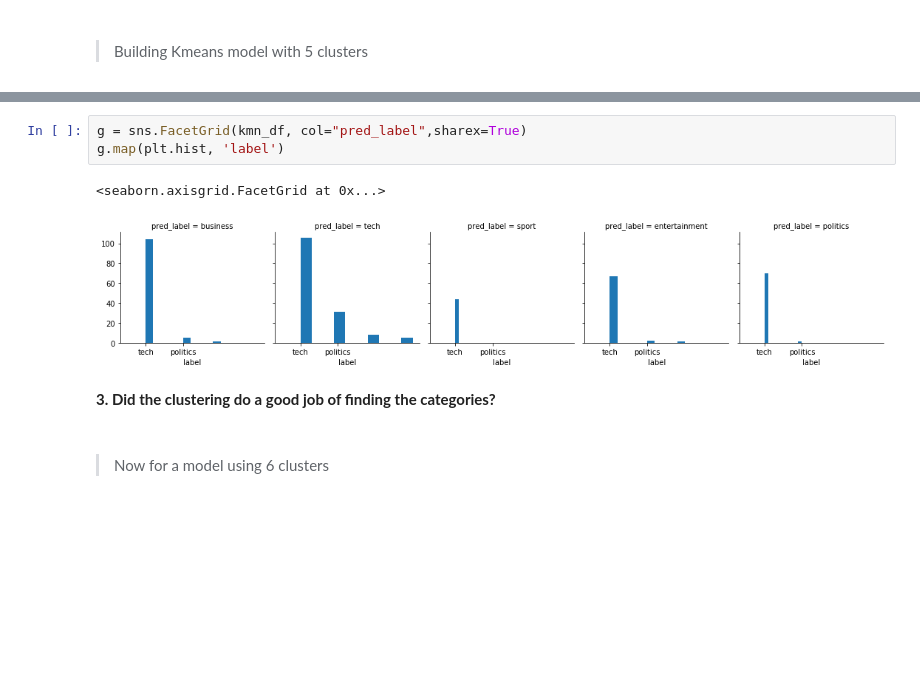
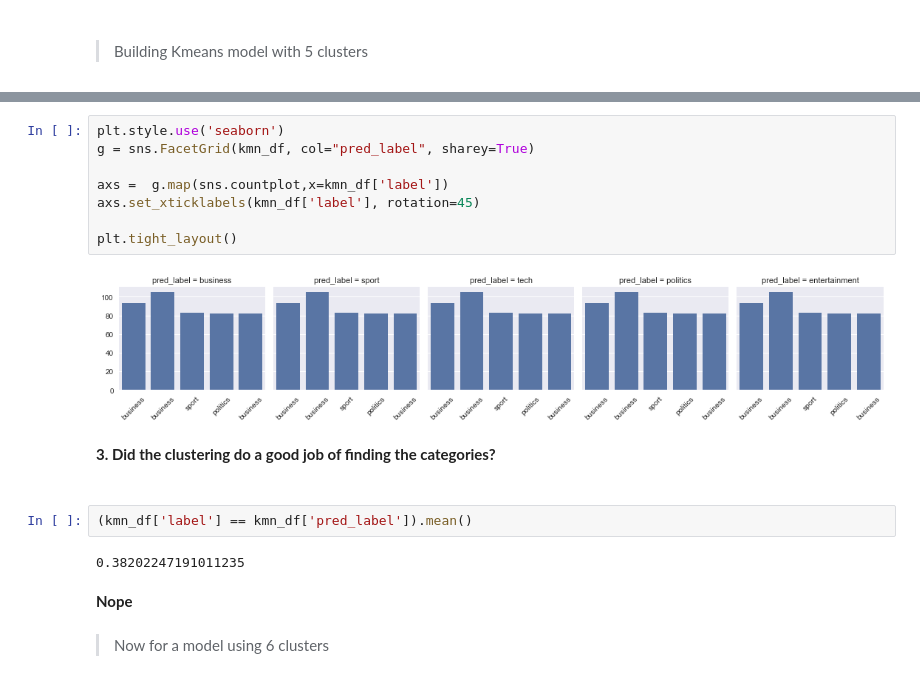
Before and after one commit to cogentdom/Text_Centroiding, a Jupyter notebook: Assgn5.ipynb, the cells around one changed output, grey strips where cells are left out. Drawn from its saved outputs; the diff is of its cells as text; blank space fills up the shorter version.

```diff
--- a/Assgn5.ipynb
+++ b/Assgn5.ipynb
@@ -173,13 +187,23 @@ tech              8.859707
 dtype: float64
-# %%
-g = sns.FacetGrid(kmn_df, col="pred_label",sharex=True)
-g.map(plt.hist, 'label')
-# %% [output]
-<seaborn.axisgrid.FacetGrid at 0x...>
-[figure, removed]
+# %%
+plt.style.use('seaborn')
+g = sns.FacetGrid(kmn_df, col="pred_label", sharey=True)
+
+axs =  g.map(sns.countplot,x=kmn_df['label'])
+axs.set_xticklabels(kmn_df['label'], rotation=45)
+
+plt.tight_layout()
+# %% [output]
+[figure, added]
 # %% [markdown]
 **3. Did the clustering do a good job of finding the categories?** <br>
 <br>
+# %%
+(kmn_df['label'] == kmn_df['pred_label']).mean()
+# %% [output]
+0.38202247191011235
+# %% [markdown]
+**Nope**
 # %% [markdown]
 >Now for a model using 6 clusters
 # %%
```
Also changed, not shown: parts of 28 cells of this notebook.
